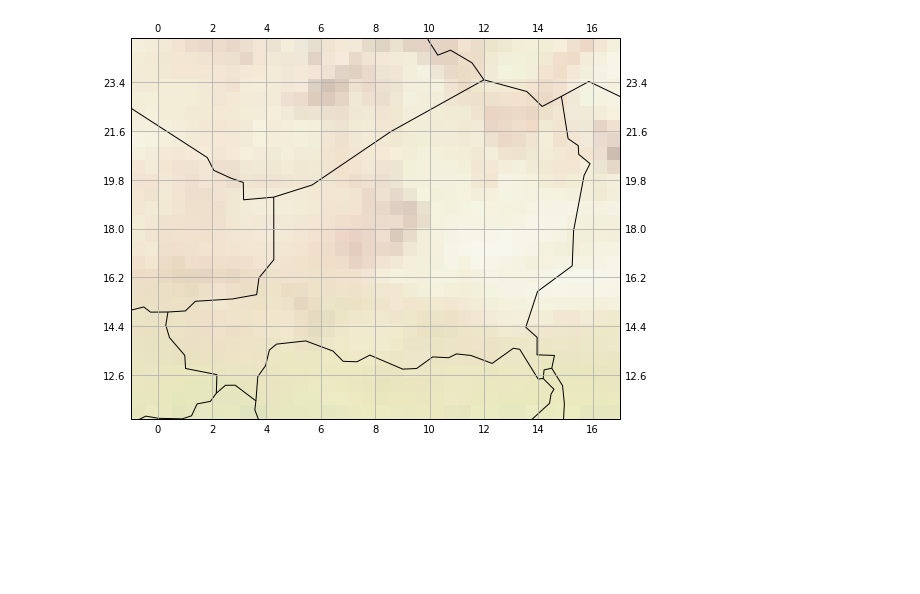
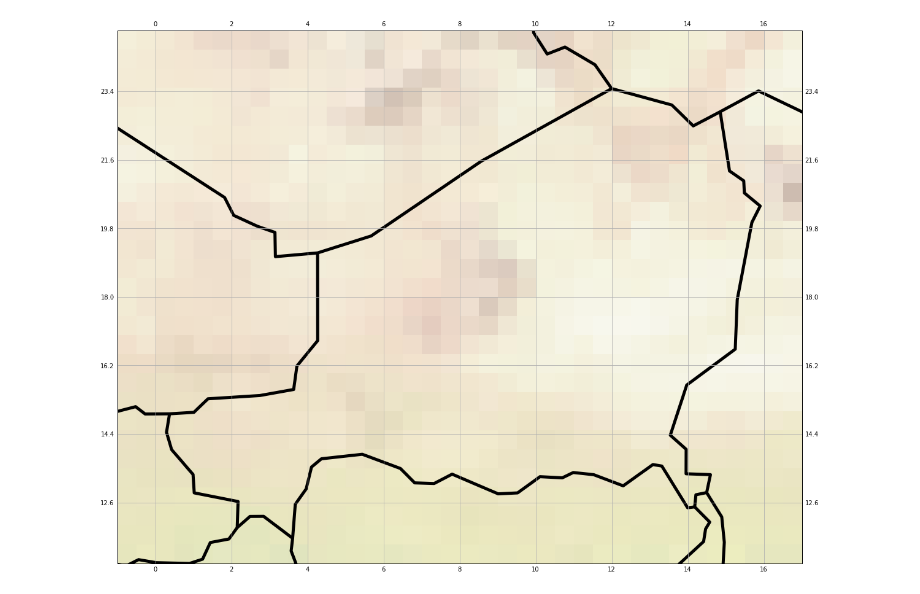
Before and after one commit to nilshempelmann/NAP_Niger, a Jupyter notebook: Map_Niger.ipynb, the cells around one changed output. Saved outputs shown, nothing was run; the diff lists cells and outputs as text; code cells hidden in the pictures; blank space fills up the shorter version.

```diff
--- a/Map_Niger.ipynb
+++ b/Map_Niger.ipynb
@@ -5,23 +1,41 @@ import matplotlib.pyplot as plt
+# %%
+from matplotlib import pyplot as plt
+# from cartopy import config
+# from cartopy.util import add_cyclic_point
+import cartopy.crs as ccrs
+from numpy import meshgrid
+import cartopy.feature as cfeature
+
+# to show the plots inline
+%matplotlib inline
+
+cmap='gist_earth_r'
+extent=(-5,20,10,25)
+linewidth=0.001
 # %%
-fig = plt.figure(figsize=(21, 7), facecolor='w', edgecolor='k')
+fig = plt.figure( figsize=(20,20 ), facecolor='w', edgecolor='k')
+
+# fig.tight_layout()
+ax = plt.axes(projection=ccrs.PlateCarree())
+ax.set_extent(extent)
+ax.add_feature(cfeature.BORDERS, linewidth=5)
 
 
-ax = plt.axes(projection=ccrs.PlateCarree())
 ax.set_extent([-1,17,11.0,25]) #[-22, -15, 63, 65])
 
 #     ax.coastlines(resolution='50m')
 #    ax.lakes()# add_feature(cfeature.LAKES)
 ax.add_feature(cfeature.BORDERS)
 #     ax.add_feature(cfeature.RIVERS)
 ax.gridlines(draw_labels=True)
 ax.stock_img()
-#     ax.bluemarble()
+# ax.bluemarble()
 ax.xaxis.set_ticks_position('bottom')
 ax.yaxis.set_ticks_position('left')
 
 
 plt.savefig(fname='./pics/map_niger.png')
 
 plt.show()
 # %% [output]
-[figure, old version]
+[figure, new version]
```
Also changed, not shown: parts of 14 cells of this notebook, 6 other files.
